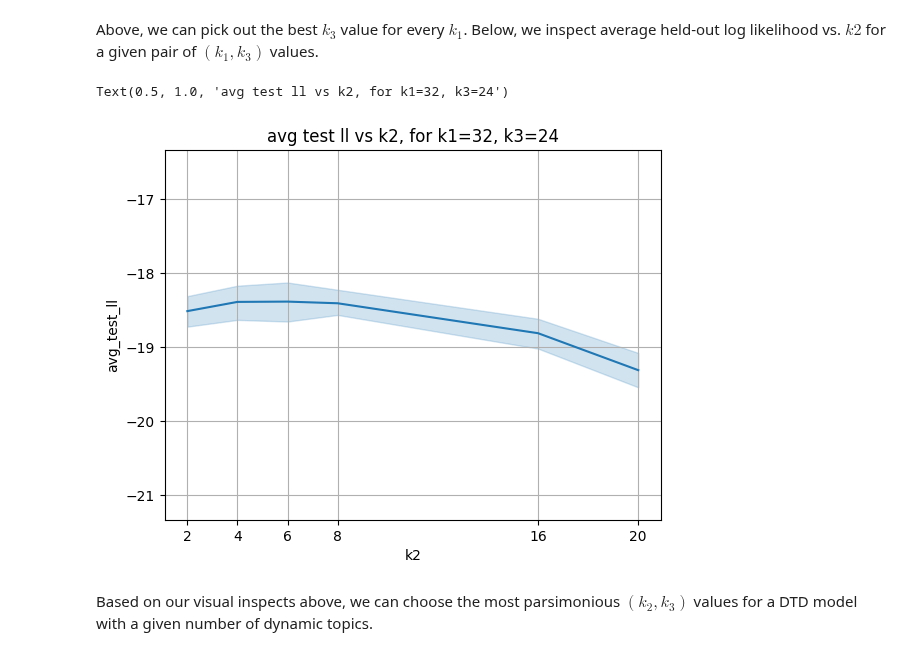
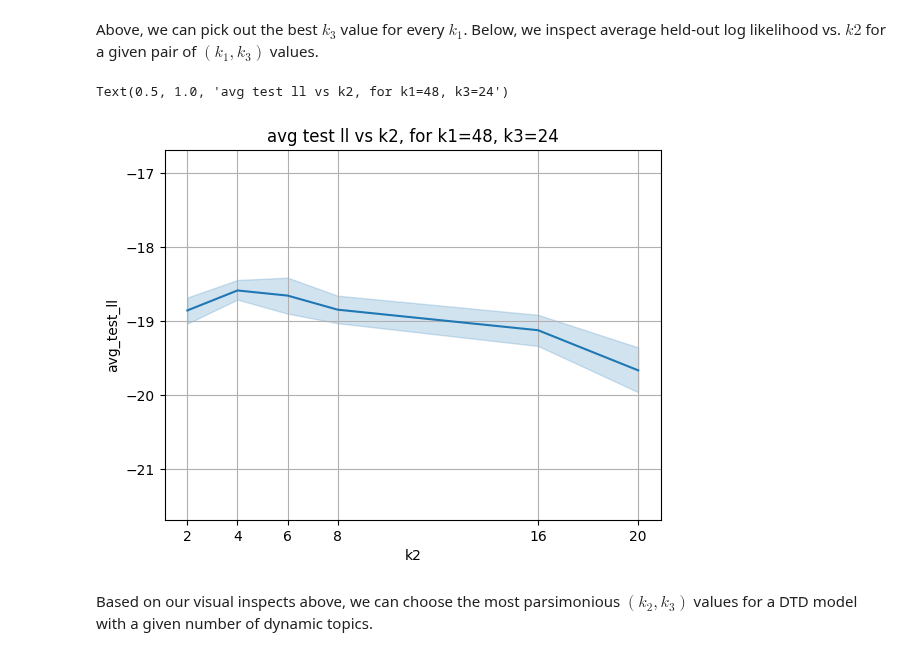
Before and after one commit to lindermanlab/dirichlet-tucker, a Jupyter notebook: analysis/moseq-drugs/crossval_reconstruction/Analyze_cross_validation_results.ipynb, the cells around one changed output. Saved outputs shown, nothing was run; the diff lists cells and outputs as text; code cells hidden in the pictures.

```diff
--- a/analysis/moseq-drugs/crossval_reconstruction/Analyze_cross_validation_results.ipynb
+++ b/analysis/moseq-drugs/crossval_reconstruction/Analyze_cross_validation_results.ipynb
@@ -52,10 +52,10 @@ def get_results(update: bool=False, filepath: str='results.csv'):
             config_keys=['k1', 'k2', 'k3'],
             summary_keys=['avg_test_ll'],
             log_keys=['avg_lp.min'],
-            timeout=60,
+            timeout=120,
         )
 
-        print(f"Done. Saving results to {filepath}.")
+        print(f"Done. Saving results to '{filepath}'.")
         df.to_csv(filepath, index=False)
 
     return df
@@ -121,27 +129,27 @@ for ax in g.axes:
 # %% [markdown]
 Above, we can pick out the best $k_3$ value for every $k_1$. Below, we inspect average held-out log likelihood vs. $k2$ for a given pair of $(k_1, k_3)$ values.
 # %%
-selected_k1, selected_k3 = 32, 24
+selected_k1, selected_k3 = 48, 24
 subdf = df[(df['k1']==selected_k1) & (df['k3']==selected_k3)]
 sns.lineplot(subdf, x='k2', y="avg_test_ll")
 
 ax = plt.gca()
 xticks = subdf['k2'].unique()
 ax.set_xticks(xticks)
 ax.set_xticklabels(xticks)
 ax.grid()
 
 ymin, ymax = ax.get_ylim()
 ymid = (ymax + ymin) / 2
 dy = ymax - ymin
 
 if dy < (min_dy := 5):
     ax.set_ylim(ymid-min_dy/2, ymid+min_dy/2)
 
 ax.set_title(f"avg test ll vs k2, for k1={selected_k1}, k3={selected_k3}")
 # %% [output]
-Text(0.5, 1.0, 'avg test ll vs k2, for k1=32, k3=24')
+Text(0.5, 1.0, 'avg test ll vs k2, for k1=48, k3=24')
-[figure, old version]
+[figure, new version]
 # %% [markdown]
 Based on our visual inspects above, we can choose the most parsimonious $(k_2, k_3)$ values for a DTD model with a given number of dynamic topics.
 # %%
```
Also changed, not shown: parts of 7 cells of this notebook, 3 other files.
